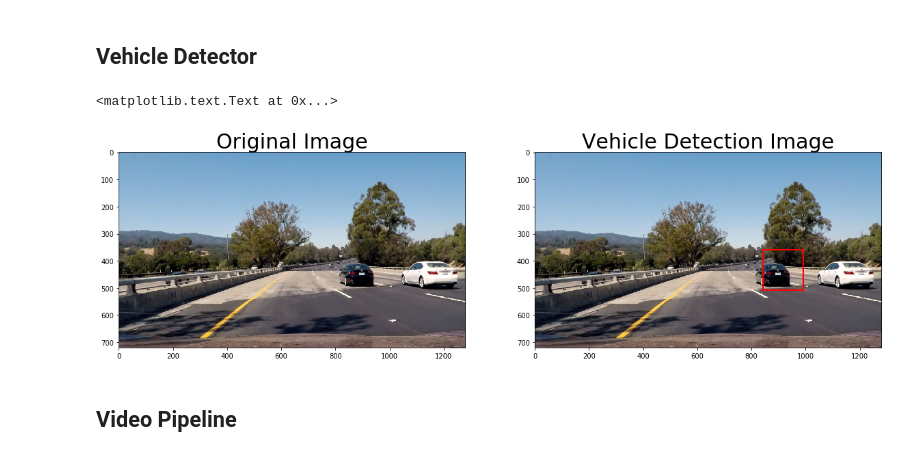
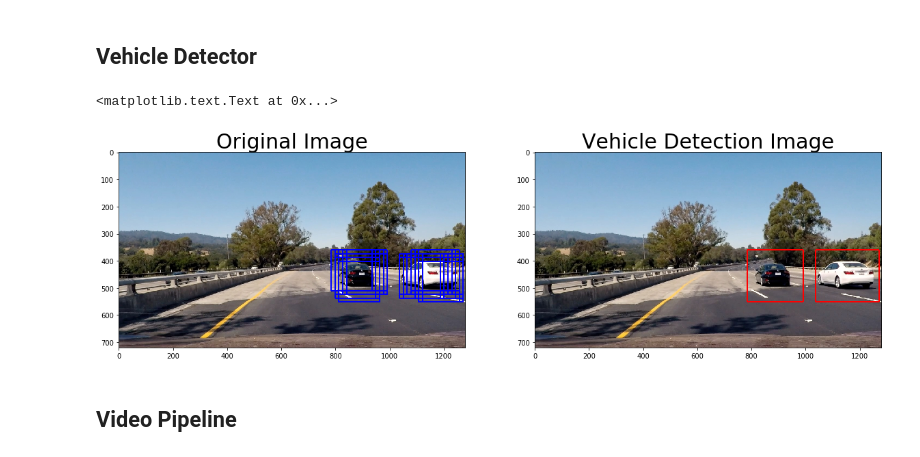
Before and after one commit to Maesla/Vehicle-Detection, a Jupyter notebook: vehicle_detection.ipynb, the cells around one changed output. Saved outputs shown, nothing was run; the diff lists cells and outputs as text; code cells hidden in the pictures.

```diff
--- a/vehicle_detection.ipynb
+++ b/vehicle_detection.ipynb
@@ -418,11 +418,11 @@ class Window_Creator:
         windows_full = []
         windows = []
 
-        windows_full, windows = self.get_window_shortcut(img, 50, 0.0, int(round(0.5*height)), int(round(0.7*height)), windows_full, windows)
-        windows_full, windows = self.get_window_shortcut(img, 100, 0.0, int(round(0.5*height)), None, windows_full, windows)
-        windows_full, windows = self.get_window_shortcut(img, 150, 0.2, int(round(0.5*height)), None, windows_full, windows)
-        windows_full, windows = self.get_window_shortcut(img, 200, 0.7, int(round(0.5*height)), None, windows_full, windows)
-        windows_full, windows = self.get_window_shortcut(img, 250, 0.8, int(round(0.5*height)), None, windows_full, windows)
+        #windows_full, windows = self.get_window_shortcut(img, 50, 0.0, int(round(0.5*height)), int(round(0.7*height)), windows_full, windows)
+        #windows_full, windows = self.get_window_shortcut(img, 100, 0.0, int(round(0.5*height)), None, windows_full, windows)
+        windows_full, windows = self.get_window_shortcut(img, 150, 0.9, int(round(0.5*height)), None, windows_full, windows)
+        #windows_full, windows = self.get_window_shortcut(img, 200, 0.7, int(round(0.5*height)), None, windows_full, windows)
+        #windows_full, windows = self.get_window_shortcut(img, 250, 0.8, int(round(0.5*height)), None, windows_full, windows)
 
         return windows_full, windows
 
@@ -803,21 +803,21 @@ class VehicleDetector():
 # %%
 test_image_path = './test_images/test4.jpg'
 test_image = load_img(test_image_path)
 
 vehicle_detector = VehicleDetector(simpleClassifier, window_creator, heatmap)
 vehicle_detector.configure(threshold_frame = 1, threshold_heat = 0)
 
 result = vehicle_detector.detect(test_image)
-
+all_positives = window_creator.draw_boxes(test_image, vehicle_detector.windows_with_vehicle, color=(0, 0, 255), thick=4)
 
 f, (ax1, ax2) = plt.subplots(1, 2, figsize=(20,10))
-ax1.imshow(test_image)
+ax1.imshow(all_positives)
 ax1.set_title('Original Image', fontsize=30)
 ax2.imshow(result)
 ax2.set_title('Vehicle Detection Image', fontsize=30)
 # %% [output]
 <matplotlib.text.Text at 0x...>
-[figure, old version]
+[figure, new version]
 # %% [markdown]
 ## Video Pipeline
 # %%
```
Also changed, not shown: parts of 3 cells of this notebook.
